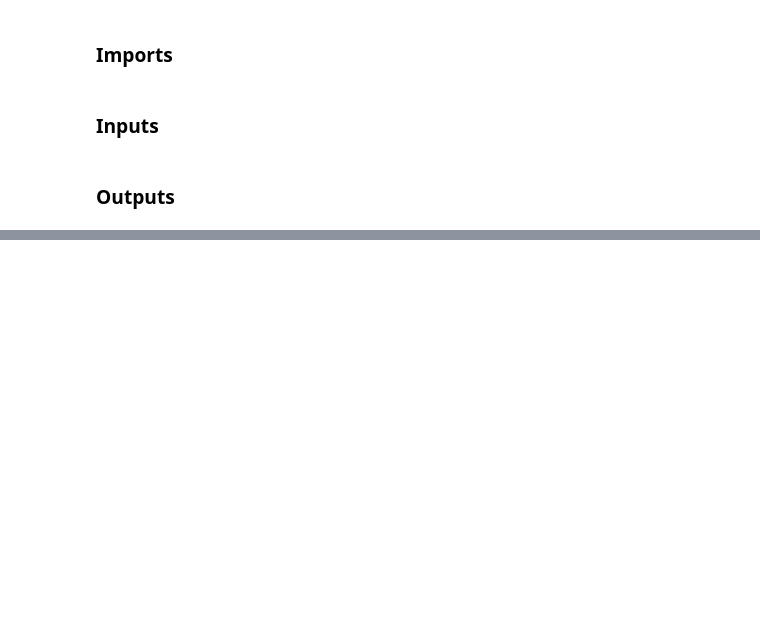
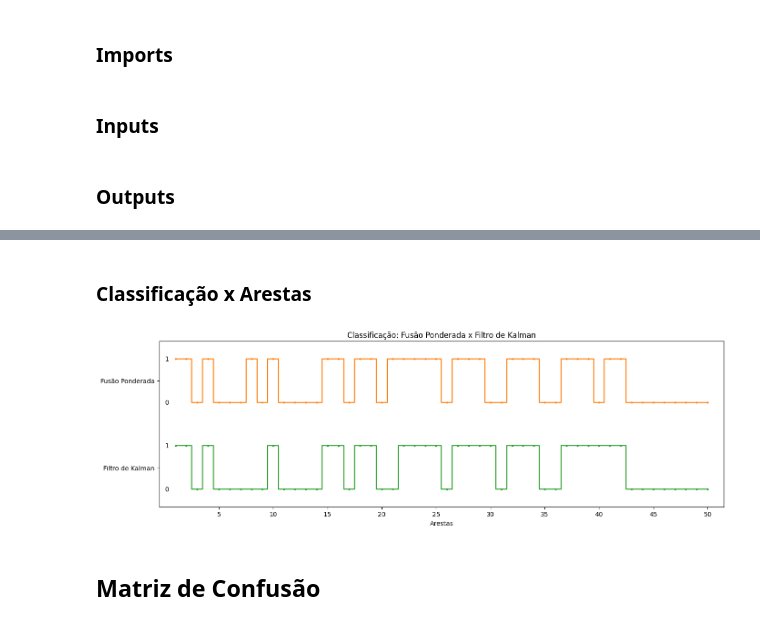
Before and after one commit to charlesluizmendes/RadnetFusion, a Jupyter notebook: src/7.results.ipynb, the cells around one changed output, grey strips where cells are left out. Drawn from its saved outputs; the diff is of its cells as text; code cells hidden in the pictures; blank space fills up the shorter version.

```diff
--- a/src/7.results.ipynb
+++ b/src/7.results.ipynb
@@ -51,0 +64,59 @@ plt.show()
+# %% [markdown]
+### Classificação x Arestas
+# %%
+fus = np.asarray(fusion_output_class).astype(int)
+kal = np.asarray(kalman_output_class).astype(int)
+N = min(len(fus), len(kal))
+fus, kal = fus[:N], kal[:N]
+
+x = np.arange(1, N+1)
+
+colors = {"Fusion":"tab:orange", "Kalman":"tab:green"}
+
+plt.figure(figsize=(14, 4.6))
+ax = plt.gca()
+
+rows = [
+    ("Kalman", kal, 0.0),
+    ("Fusion",  fus, 2.0),
+]
+
+for lab, yvals, yoff in rows:
+    ax.plot(
+        x, yoff + yvals,
+        drawstyle="steps-mid",
+        linewidth=1.6,
+        marker="o", markersize=2,
+        color=colors[lab], label=lab
+    )
+
+ax.set_yticks([0.5, 2.5])
+ax.set_yticklabels(["Filtro de Kalman", "Fusão Ponderada"])
+
+ax.set_xlabel("Arestas")
+ax.set_title("Classificação: Fusão Ponderada x Filtro de Kalman")
+
+pad = 0.03 * N
+ax.set_xlim(1 - pad, N + pad)
+ax.set_ylim(-0.4, 3.4)
+
+xticks = list(np.arange(5, N+1, 5))
+if N not in xticks:
+    xticks.append(N)
+ax.set_xticks(xticks)
+
+xlab = 1 - pad*0.4
+
+for _, _, yoff in rows:
+    ax.text(xlab, yoff + 0, "0", va="center", ha="right")
+    ax.text(xlab, yoff + 1, "1", va="center", ha="right")
+
+plt.tight_layout()
+
+os.makedirs("../results", exist_ok=True)
+plt.savefig('../results/classification_fusion_kalman.png', dpi=300, bbox_inches='tight')
+plt.show()
+# %% [output]
+[figure, added]
+# %% [markdown]
+## Matriz de Confusão
```
Also changed, not shown: parts of 13 cells of this notebook, 13 other files.
